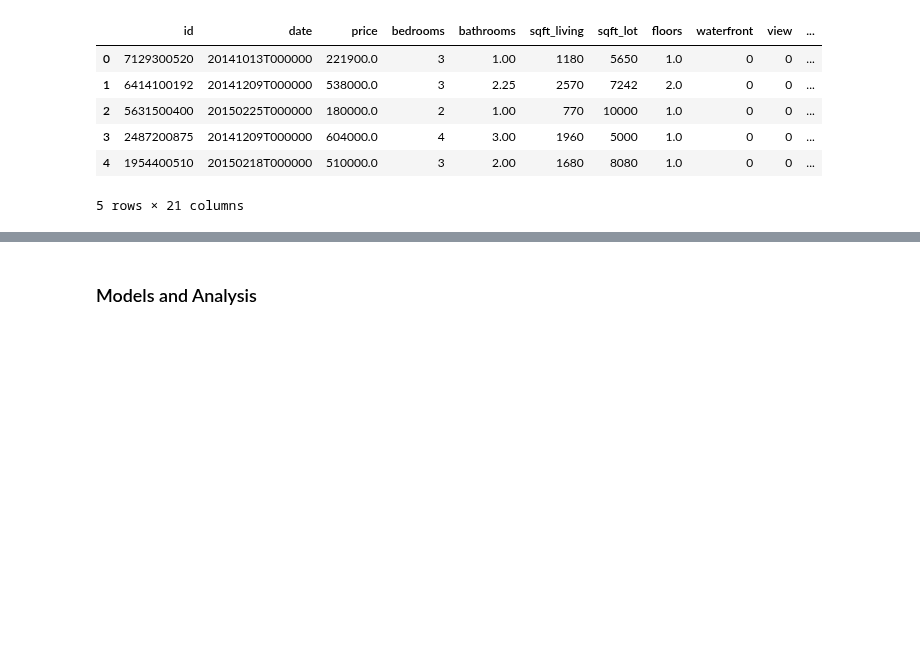
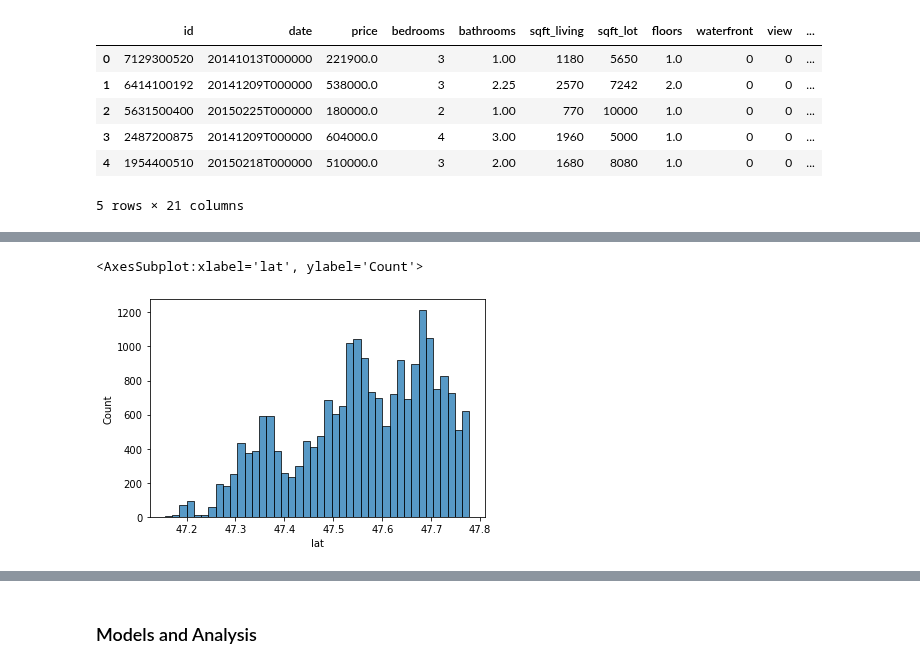
Before and after one commit to StephenTGibson/COMP527-colabNotebooks, a Jupyter notebook: COMP534-AppliedArtificialIntelligence/COMP534-CA2.ipynb, the cells around one changed output, grey strips where cells are left out. Cells and saved outputs as stored; diff of their text form; code cells hidden in the pictures; blank space fills up the shorter version.

```diff
--- a/COMP534-AppliedArtificialIntelligence/COMP534-CA2.ipynb
+++ b/COMP534-AppliedArtificialIntelligence/COMP534-CA2.ipynb
@@ -104,0 +169,3 @@ Name: bathrooms, dtype: int64
+# %%
+df['zips'] = df['zipcode'].astype(str).str[:4]
+df['zips'].value_counts()
@@ -104,0 +193,5 @@ Name: bathrooms, dtype: int64
+# %%
+sns.histplot(df['lat'])
+# %% [output]
+<AxesSubplot:xlabel='lat', ylabel='Count'>
+[figure, added]
```
Also changed, not shown: parts of 18 cells of this notebook.
